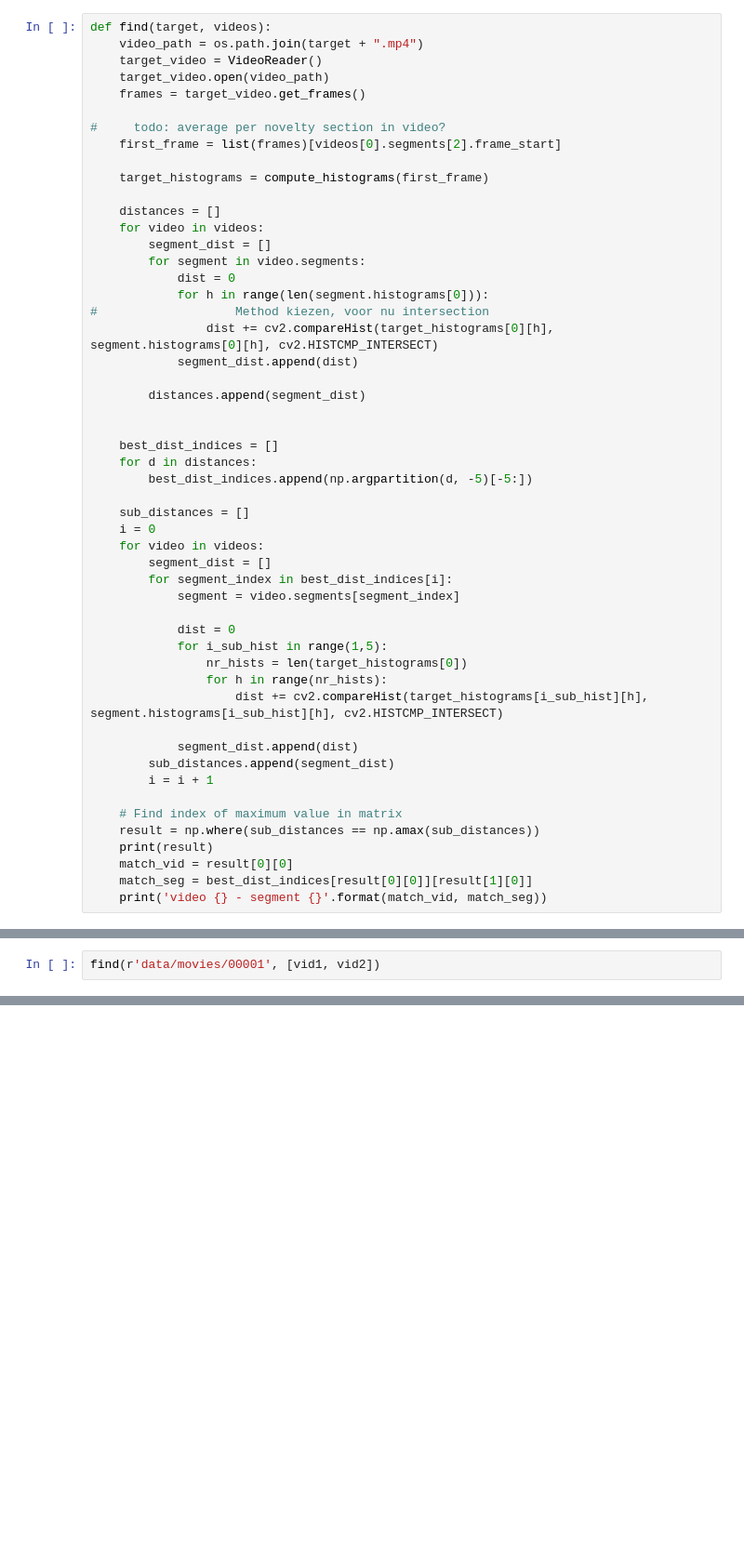
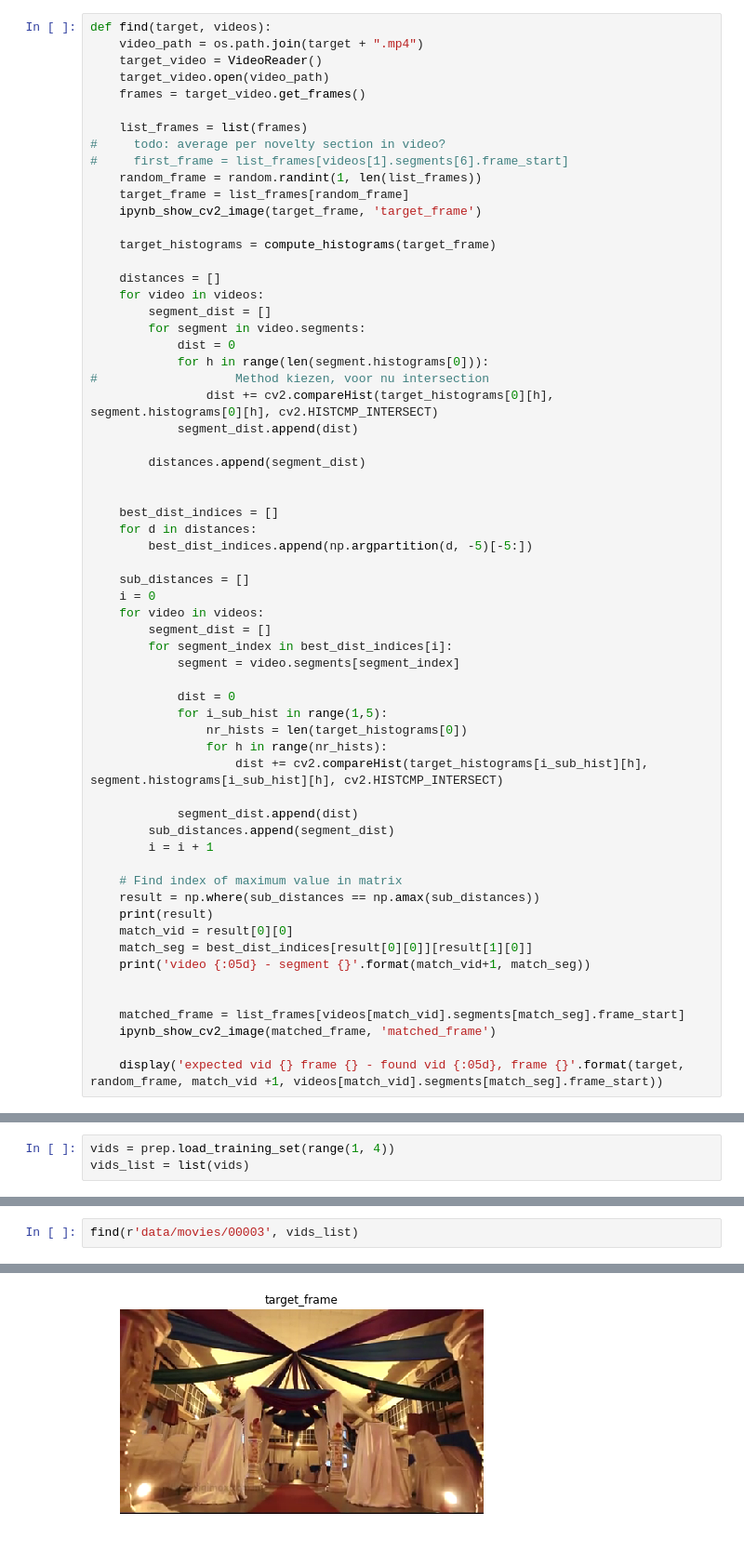
Before and after one commit to wouterz/multimedia-search-recommendation, a Jupyter notebook: project/Search.ipynb, the cells around one changed output, grey strips where cells are left out. Shown at 93% size. Saved outputs shown, nothing was run; the diff lists cells and outputs as text; blank space fills up the shorter version.

```diff
--- a/project/Search.ipynb
+++ b/project/Search.ipynb
@@ -21,10 +21,14 @@ def find(target, videos):
     target_video.open(video_path)
     frames = target_video.get_frames()
 
+    list_frames = list(frames)
 #     todo: average per novelty section in video?
-    first_frame = list(frames)[videos[0].segments[2].frame_start]
+#     first_frame = list_frames[videos[1].segments[6].frame_start]
+    random_frame = random.randint(1, len(list_frames))
+    target_frame = list_frames[random_frame]
+    ipynb_show_cv2_image(target_frame, 'target_frame')
 
-    target_histograms = compute_histograms(first_frame)
+    target_histograms = compute_histograms(target_frame)
 
     distances = []
     for video in videos:
@@ -65,4 +69,10 @@ def find(target, videos):
     print(result)
     match_vid = result[0][0]
     match_seg = best_dist_indices[result[0][0]][result[1][0]]
-    print('video {} - segment {}'.format(match_vid, match_seg))
+    print('video {:05d} - segment {}'.format(match_vid+1, match_seg))
+
+
+    matched_frame = list_frames[videos[match_vid].segments[match_seg].frame_start]
+    ipynb_show_cv2_image(matched_frame, 'matched_frame')
+
+    display('expected vid {} frame {} - found vid {:05d}, frame {}'.format(target, random_frame, match_vid +1, videos[match_vid].segments[match_seg].frame_start))
@@ -71,0 +79,3 @@ def find(target, videos):
+# %%
+vids = prep.load_training_set(range(1, 4))
+vids_list = list(vids)
@@ -72,3 +84,3 @@ def find(target, videos):
 # %%
-find(r'data/movies/00001', [vid1, vid2])
+find(r'data/movies/00003', vids_list)
 # %% [output]
@@ -76,0 +90 @@ video 0 - segment 2
+[figure, added]
```
Also changed, not shown: parts of 5 cells of this notebook, 5 other files.
